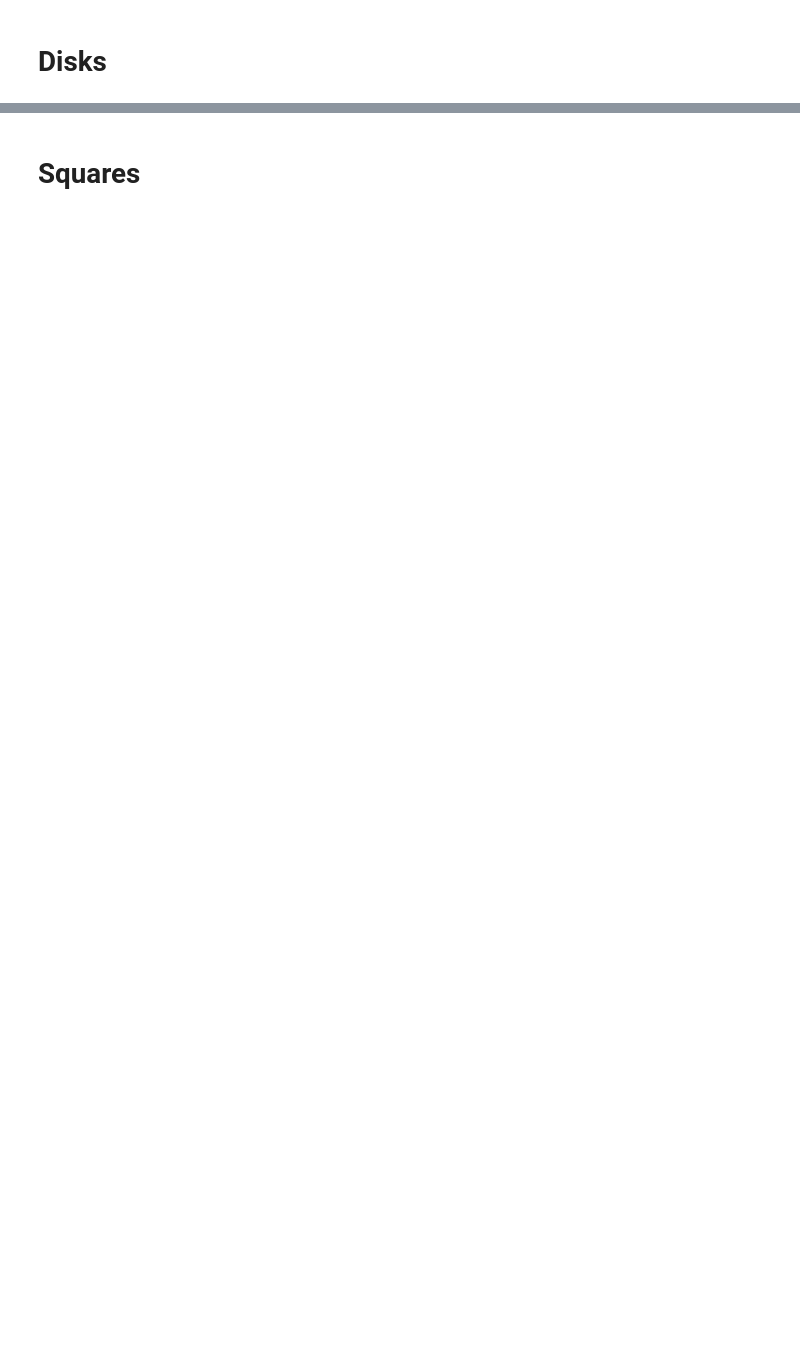
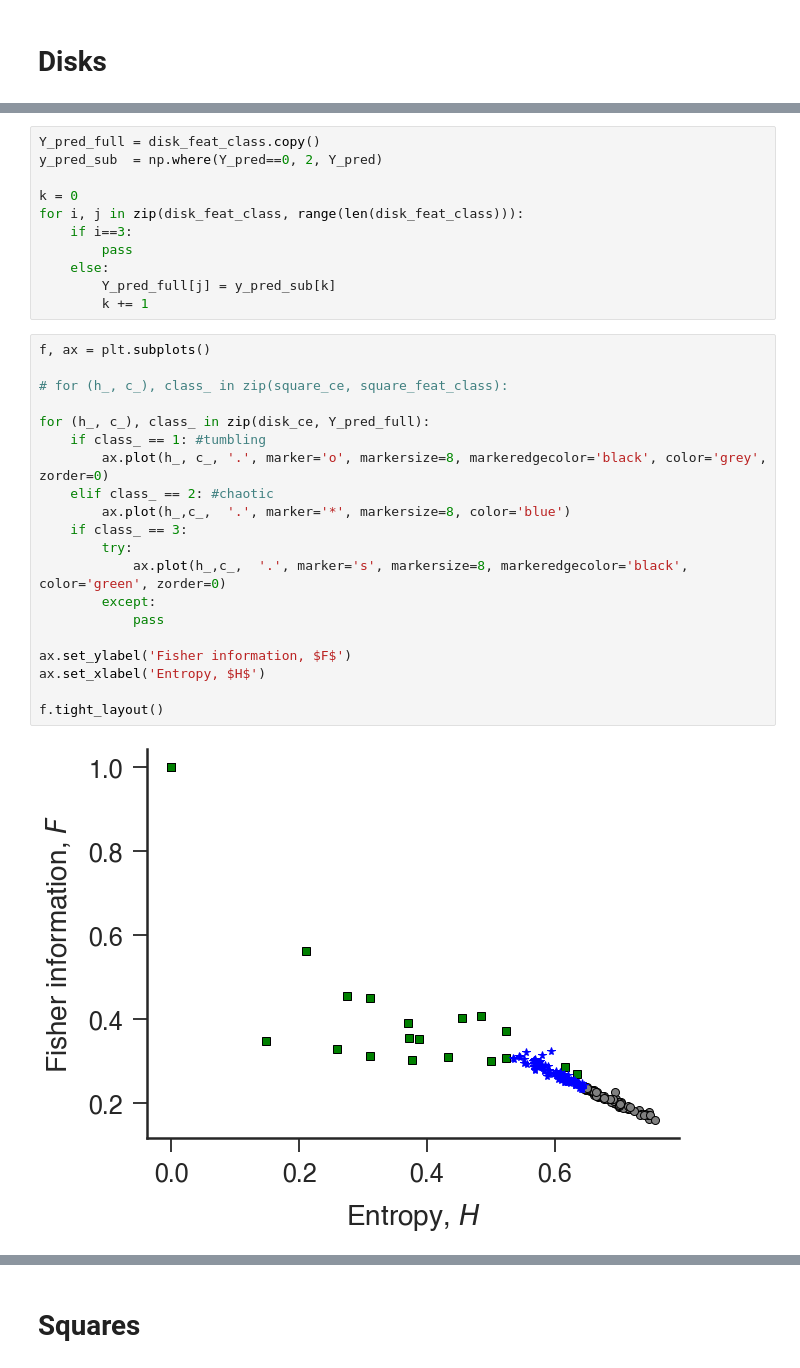
Before and after one commit to arthurpessa/falling-paper-ordpy, a Jupyter notebook: falling-paper-ordpy.ipynb, the cells around one changed output, grey strips where cells are left out. Drawn from its saved outputs; the diff is of its cells as text; blank space fills up the shorter version.

```diff
--- a/falling-paper-ordpy.ipynb
+++ b/falling-paper-ordpy.ipynb
@@ -1037,0 +869,33 @@ for i in [21,6]:
+# %%
+Y_pred_full = disk_feat_class.copy()
+y_pred_sub  = np.where(Y_pred==0, 2, Y_pred)
+
+k = 0
+for i, j in zip(disk_feat_class, range(len(disk_feat_class))):
+    if i==3:
+        pass
+    else:
+        Y_pred_full[j] = y_pred_sub[k]
+        k += 1
+# %%
+f, ax = plt.subplots()
+
+# for (h_, c_), class_ in zip(square_ce, square_feat_class):
+
+for (h_, c_), class_ in zip(disk_ce, Y_pred_full):
+    if class_ == 1: #tumbling
+        ax.plot(h_, c_, '.', marker='o', markersize=8, markeredgecolor='black', color='grey', zorder=0)
+    elif class_ == 2: #chaotic
+        ax.plot(h_,c_,  '.', marker='*', markersize=8, color='blue')
+    if class_ == 3:
+        try:
+            ax.plot(h_,c_,  '.', marker='s', markersize=8, markeredgecolor='black', color='green', zorder=0)
+        except:
+            pass
+
+ax.set_ylabel('Fisher information, $F$')
+ax.set_xlabel('Entropy, $H$')
+
+f.tight_layout()
+# %% [output]
+[figure, added]
```
Also changed, not shown: parts of 116 cells of this notebook.
